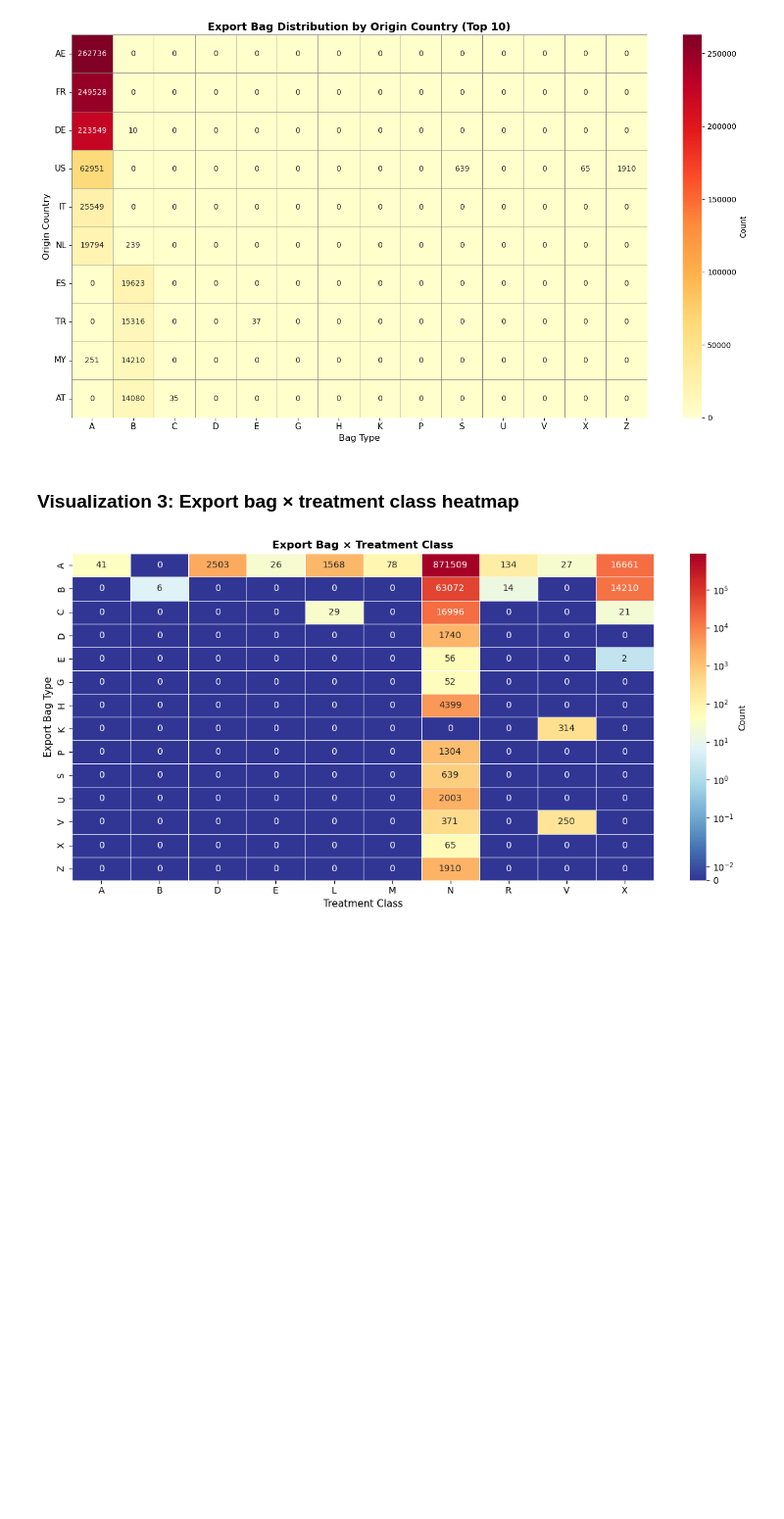
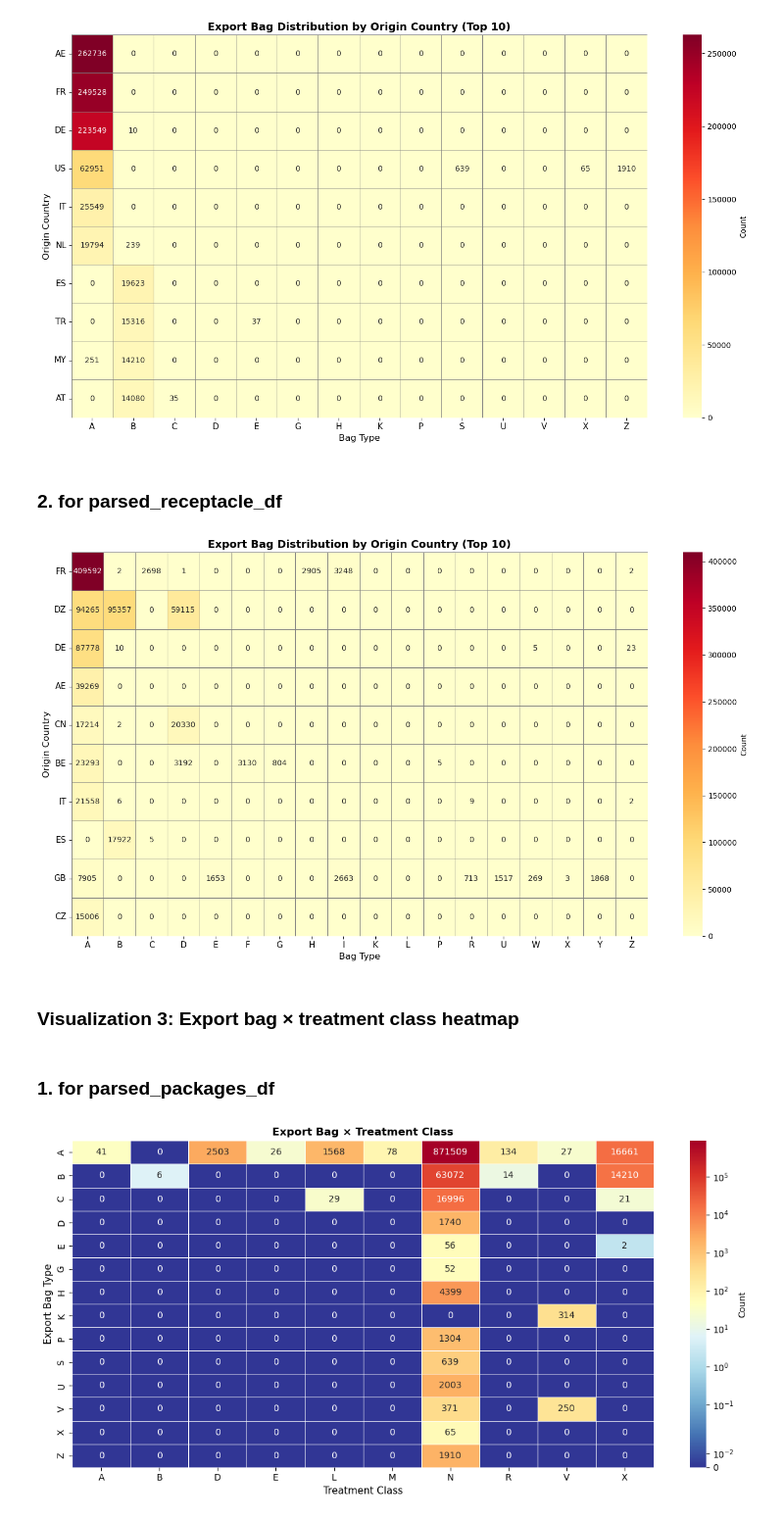
Before and after one commit to DjameelEddine/Data-Mining, a Jupyter notebook: notebooks/EDA.ipynb, the cells around one changed output. Shown at 98% size. Drawn from its saved outputs; the diff is of its cells as text; code cells hidden in the pictures; blank space fills up the shorter version.

```diff
--- a/notebooks/EDA.ipynb
+++ b/notebooks/EDA.ipynb
@@ -731,8 +996,31 @@ plt.tight_layout()
 plt.show()
 # %% [output]
 [figure]
+# %% [markdown]
+### 2. for parsed_receptacle_df
+# %%
+plt.figure(figsize=(14, 8))
+top_countries = parsed_receptacle_df['origin_country'].value_counts().head(10).index
+export_by_country = pd.crosstab(parsed_receptacle_df['origin_country'],
+                                 parsed_receptacle_df['export_bag'])
+export_by_country_top = export_by_country.loc[top_countries]
+
+sns.heatmap(export_by_country_top, annot=True, fmt='d', cmap='YlOrRd',
+            cbar_kws={'label': 'Count'}, linewidths=0.5, linecolor='gray')
+
+plt.title('Export Bag Distribution by Origin Country (Top 10)', fontsize=14, fontweight='bold')
+plt.xlabel('Bag Type', fontsize=12)
+plt.ylabel('Origin Country', fontsize=12)
+plt.xticks(rotation=0, fontsize=11)
+plt.yticks(rotation=0, fontsize=11)
+plt.tight_layout()
+plt.show()
+# %% [output]
+[figure, added]
 # %% [markdown]
 ### Visualization 3: Export bag × treatment class heatmap
+# %% [markdown]
+### 1. for parsed_packages_df
 # %%
 
 
```
Also changed, not shown: parts of 55 cells of this notebook.
